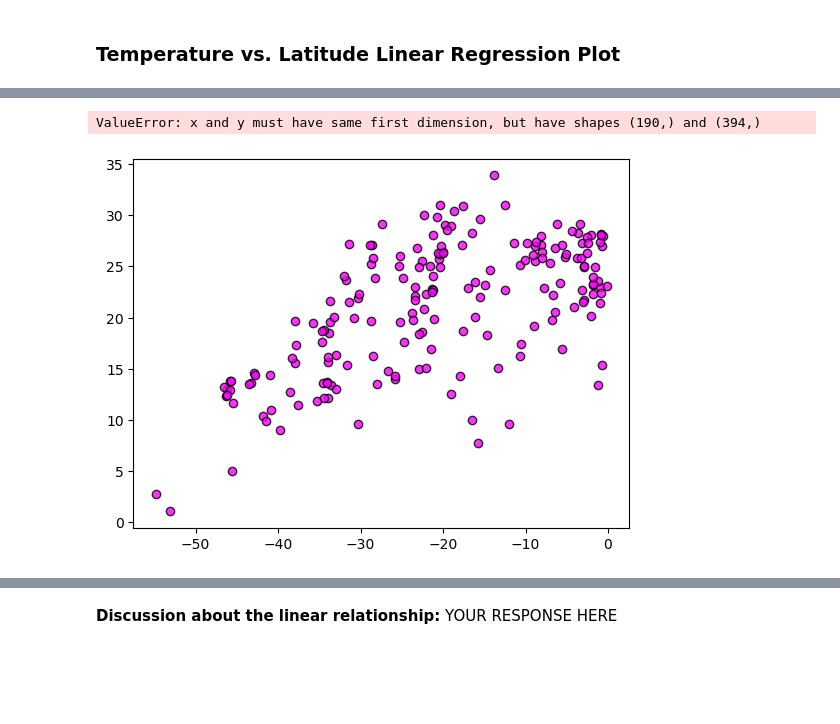
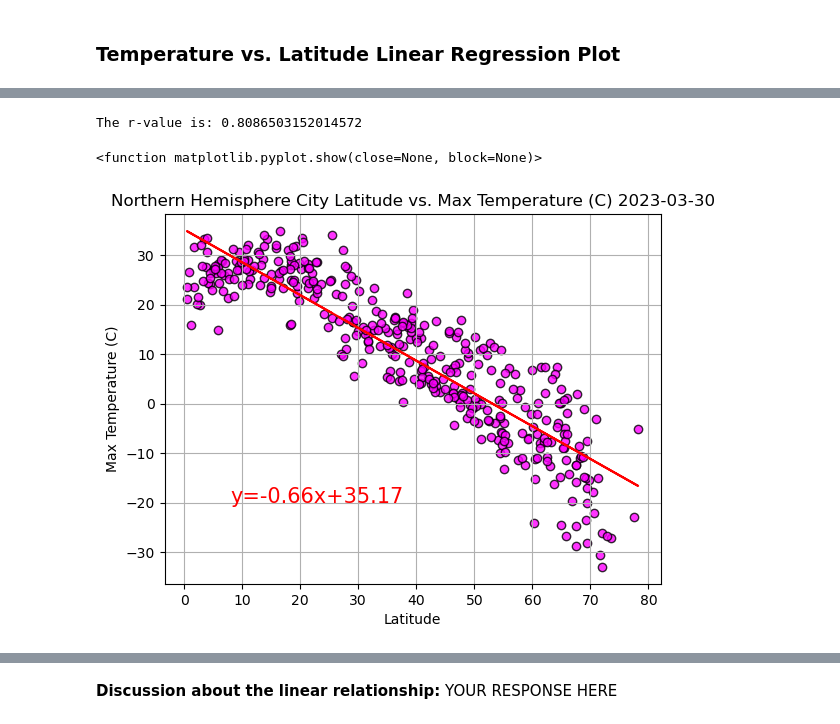
Before and after one commit to Rstevens318/python-api-challenge, a Jupyter notebook: WeatherPy/WeatherPy.ipynb, the cells around one changed output, grey strips where cells are left out. Drawn from its saved outputs; the diff is of its cells as text; code cells hidden in the pictures; blank space fills up the shorter version.

```diff
--- a/WeatherPy/WeatherPy.ipynb
+++ b/WeatherPy/WeatherPy.ipynb
@@ -278,14 +279,24 @@ plt.show()
 # %%
 # Define a function to create Linear Regression plots
 
-    # Run regression on hemisphere weather data
-(slope, intercept, rvalue, pvalue, stderr) = linregress(x_values, y_values)
+def plot_linear_regression(x_values, y_values, title,x_label, y_label, line_coordinates):
+    (slope, intercept, rvalue, pvalue, stderr) = linregress(x_values, y_values)
 
     # Calculate the regression line "y values" from the slope and intercept
-regress_values = x_values * slope + intercept
+    regress_values = x_values * slope + intercept
 
     # Get the equation of the line
-line_eq = 'y=' + str(round(slope,2)) + 'x+' + str(round(intercept,2))
+    line_eq = 'y=' + str(round(slope,2)) + 'x+' + str(round(intercept,2))
+    plt.scatter(x_values,y_values, alpha=.8, facecolors="magenta", edgecolors="black")
+    plt.plot(x_values,regress_values,"r-")
+    plt.annotate(line_eq,line_coordinates,fontsize=15,color="red")
+    date = datetime.date(datetime.now())
+    plt.title(f'{title} Hemisphere City {x_label} vs. {y_label} {date}')
+    plt.xlabel(x_label)
+    plt.ylabel(y_label)
+    plt.grid(True)
+
+    print(f"The r-value is: {rvalue**2}")
 # %%
 # Create a DataFrame with the Northern Hemisphere data (Latitude >= 0)
 northern_hemi_df = city_data_df.loc[(city_data_df['Lat'] >= 0)]
@@ -338,19 +330,11 @@ The r-value is: 0.8081666643234061
-# %%
-# Linear regression on Southern Hemisphere
-x_values = southern_hemi_df['Lat']
-y_values = southern_hemi_df['Max Temp']
-
-plt.scatter(x_values,y_values, alpha=.8, facecolors="magenta", edgecolors="black")
-plt.plot(x_values,regress_values,"r-")
-# Incorporate the other graph properties
-
-plt.title('Southern Hemisphere City Latitude vs. Max Temperature (2022-10-18)')
-plt.xlabel('Latitude')
-plt.ylabel('Max Temperature (C)')
-plt.grid(True)
-plt.annotate(line_eq,(6,10),fontsize=15,color="red")
-
-print(f"The r-value is: {rvalue**2}")
-# %% [output]
-ValueError: x and y must have same first dimension, but have shapes (190,) and (394,)
-[figure, removed]
+# %%
+# Linear regression on Northern Hemisphere
+x_values = northern_hemi_df['Lat']
+y_values = northern_hemi_df['Max Temp']
+
+plot_linear_regression(x_values, y_values, 'Northern', 'Latitude', 'Max Temperature (C)',(8,-20))
+plt.show
+# %% [output]
+The r-value is: 0.8086503152014572
+<function matplotlib.pyplot.show(close=None, block=None)>
+[figure, added]
```
Also changed, not shown: parts of 26 cells of this notebook, 5 other files.
